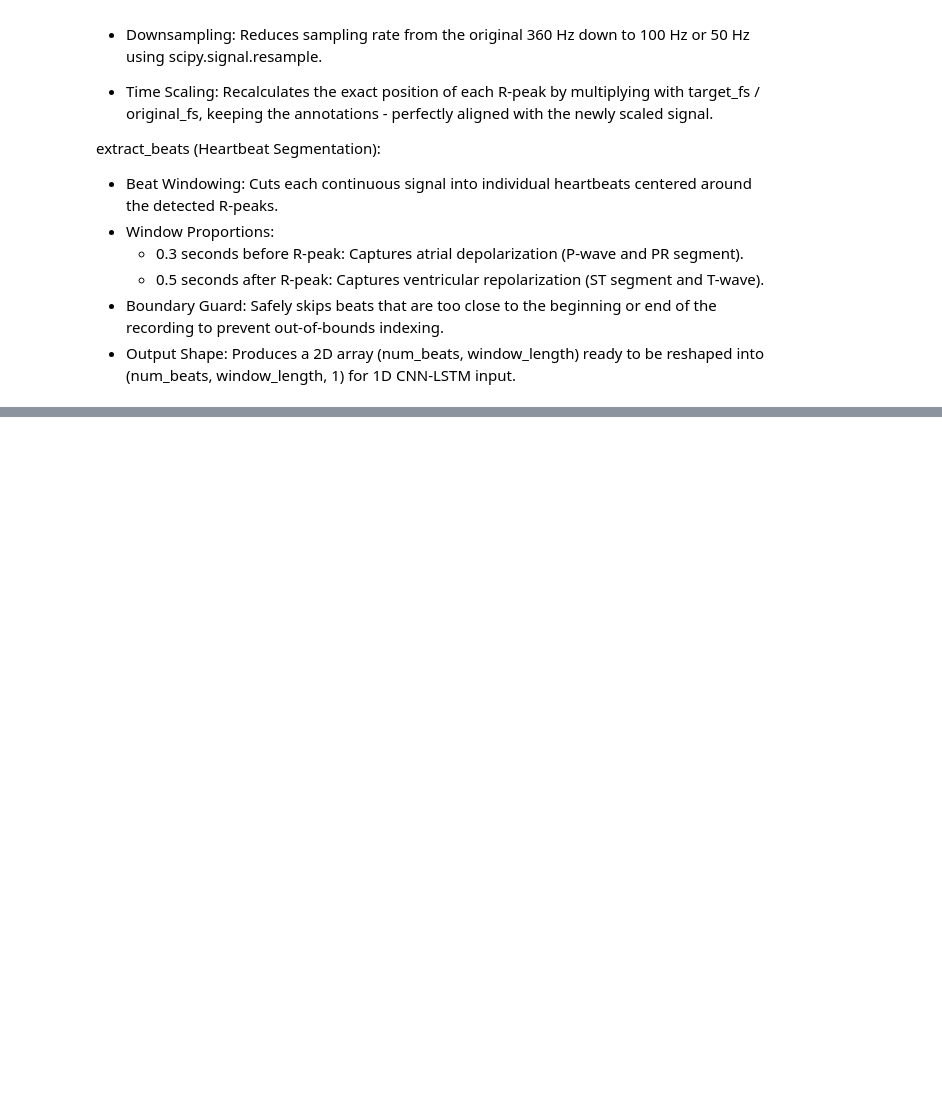
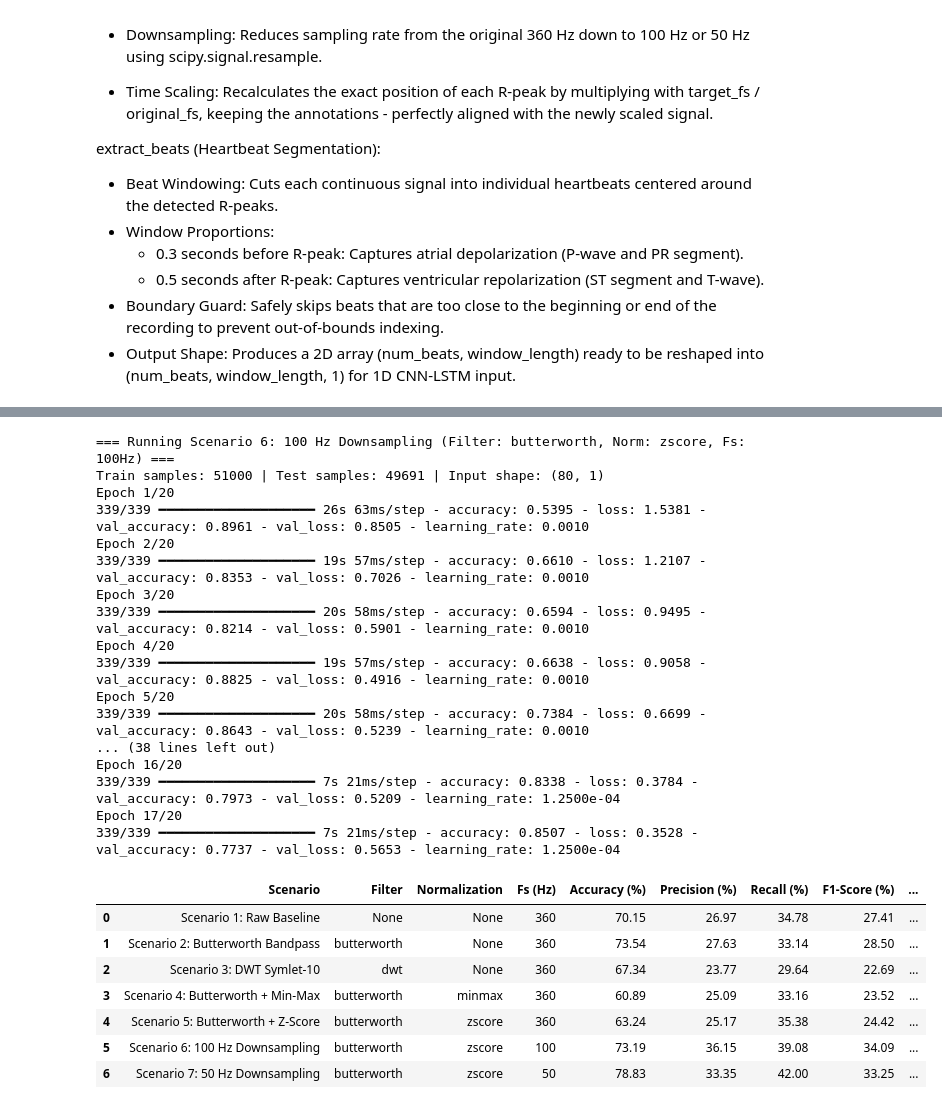
Before and after one commit to danielsetiawn/ECG-analysis-for-arrhythmia-detection-with-deep-learning, a Jupyter notebook: main.ipynb, the cells around one changed output, grey strips where cells are left out. Cells and saved outputs as stored; diff of their text form; code cells hidden in the pictures; blank space fills up the shorter version.

```diff
--- a/main.ipynb
+++ b/main.ipynb
@@ -202,0 +524,48 @@ def extract_beats(signal, r_peaks, labels, fs, before_sec=0.3, after_sec=0.5):
+# %%
+# Skenario 6: Butterworth + Min-Max + Downsampling ke 100 Hz
+res_s6, model_s6, cm_s6 = run_experiment_scenario(
+    scenario_name='Scenario 6: 100 Hz Downsampling',
+    filter_type=best_filter,
+    norm_type=best_norm,
+    target_fs=100
+)
+all_results.append(res_s6)
+confusion_matrices['Scenario 6'] = cm_s6
+# Skenario 7: Butterworth + Min-Max + Downsampling ke 50 Hz
+res_s7, model_s7, cm_s7 = run_experiment_scenario(
+    scenario_name='Scenario 7: 50 Hz Downsampling',
+    filter_type=best_filter,
+    norm_type=best_norm,
+    target_fs=50
+)
+all_results.append(res_s7)
+confusion_matrices['Scenario 7'] = cm_s7
+# Tabel Rekapitulasi Akhir Seluruh 7 Skenario
+df_final = pd.DataFrame(all_results)
+display(df_final)
+# %% [output]
+=== Running Scenario 6: 100 Hz Downsampling (Filter: butterworth, Norm: zscore, Fs: 100Hz) ===
+Train samples: 51000 | Test samples: 49691 | Input shape: (80, 1)
+Epoch 1/20
+339/339 ━━━━━━━━━━━━━━━━━━━━ 26s 63ms/step - accuracy: 0.5395 - loss: 1.5381 - val_accuracy: 0.8961 - val_loss: 0.8505 - learning_rate: 0.0010
+Epoch 2/20
+339/339 ━━━━━━━━━━━━━━━━━━━━ 19s 57ms/step - accuracy: 0.6610 - loss: 1.2107 - val_accuracy: 0.8353 - val_loss: 0.7026 - learning_rate: 0.0010
+Epoch 3/20
+339/339 ━━━━━━━━━━━━━━━━━━━━ 20s 58ms/step - accuracy: 0.6594 - loss: 0.9495 - val_accuracy: 0.8214 - val_loss: 0.5901 - learning_rate: 0.0010
+Epoch 4/20
+339/339 ━━━━━━━━━━━━━━━━━━━━ 19s 57ms/step - accuracy: 0.6638 - loss: 0.9058 - val_accuracy: 0.8825 - val_loss: 0.4916 - learning_rate: 0.0010
+Epoch 5/20
+339/339 ━━━━━━━━━━━━━━━━━━━━ 20s 58ms/step - accuracy: 0.7384 - loss: 0.6699 - val_accuracy: 0.8643 - val_loss: 0.5239 - learning_rate: 0.0010
+... (38 lines left out)
+Epoch 16/20
+339/339 ━━━━━━━━━━━━━━━━━━━━ 7s 21ms/step - accuracy: 0.8338 - loss: 0.3784 - val_accuracy: 0.7973 - val_loss: 0.5209 - learning_rate: 1.2500e-04
+Epoch 17/20
+339/339 ━━━━━━━━━━━━━━━━━━━━ 7s 21ms/step - accuracy: 0.8507 - loss: 0.3528 - val_accuracy: 0.7737 - val_loss: 0.5653 - learning_rate: 1.2500e-04
+|  | Scenario | Filter | Normalization | Fs (Hz) | Accuracy (%) | Precision (%) | Recall (%) | F1-Score (%) | ... |
+| 0 | Scenario 1: Raw Baseline | None | None | 360 | 70.15 | 26.97 | 34.78 | 27.41 | ... |
+| 1 | Scenario 2: Butterworth Bandpass | butterworth | None | 360 | 73.54 | 27.63 | 33.14 | 28.50 | ... |
+| 2 | Scenario 3: DWT Symlet-10 | dwt | None | 360 | 67.34 | 23.77 | 29.64 | 22.69 | ... |
+| 3 | Scenario 4: Butterworth + Min-Max | butterworth | minmax | 360 | 60.89 | 25.09 | 33.16 | 23.52 | ... |
+| 4 | Scenario 5: Butterworth + Z-Score | butterworth | zscore | 360 | 63.24 | 25.17 | 35.38 | 24.42 | ... |
+| 5 | Scenario 6: 100 Hz Downsampling | butterworth | zscore | 100 | 73.19 | 36.15 | 39.08 | 34.09 | ... |
+| 6 | Scenario 7: 50 Hz Downsampling | butterworth | zscore | 50 | 78.83 | 33.35 | 42.00 | 33.25 | ... |
```
Also changed, not shown: parts of 10 cells of this notebook.
